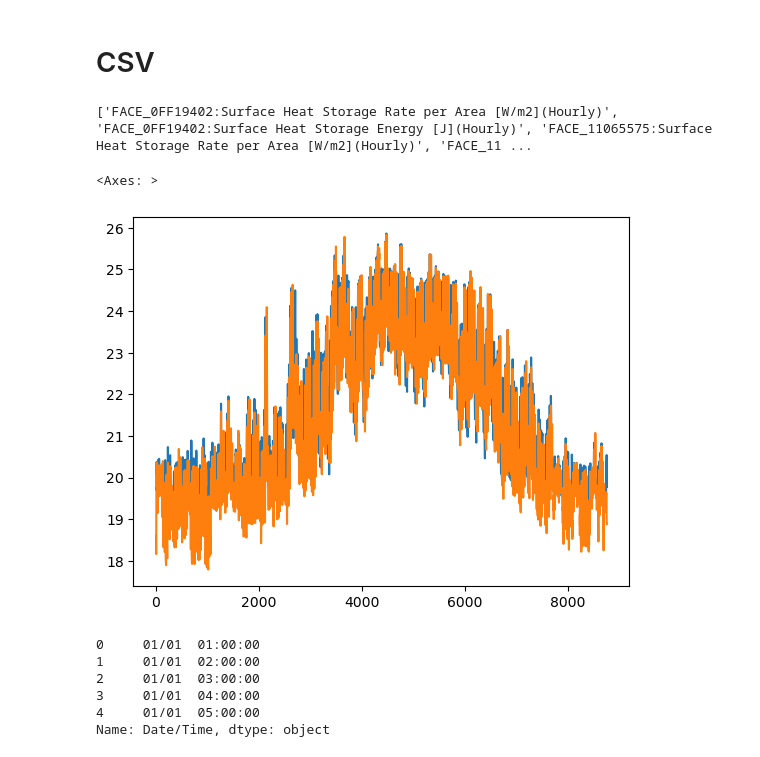
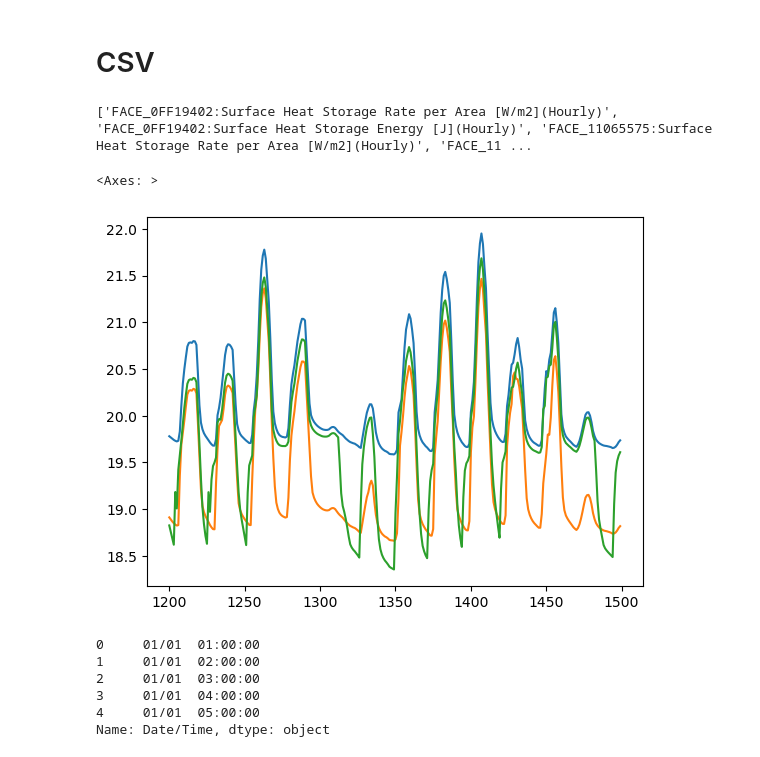
Before and after one commit to Lundkjaer/ClimAIte, a Jupyter notebook: EMS_work/post_processing.ipynb, the cells around one changed output. Cells and saved outputs as stored; diff of their text form; code cells hidden in the pictures.

```diff
--- a/EMS_work/post_processing.ipynb
+++ b/EMS_work/post_processing.ipynb
@@ -11,10 +11,11 @@ import matplotlib.pyplot as plt
 # %%
 
 # memory_csv = pd.read_csv(r"W:\Insync\GDrive\Main\TU Delft\Thesis\DRL runs 04\Building-InsuBASE-MassBASE\RL24hAllRNN\agent memory.csv")
-memory_csv = pd.read_csv(r"W:\Insync\GDrive\Main\TU Delft\Thesis\DRL runs 09\Building-InsuBASE-MassBASE\RL24hAllRNN\agent memory.csv")
+# memory_csv = pd.read_csv(r"W:\Insync\GDrive\Main\TU Delft\Thesis\DRL runs 09\Building-InsuBASE-MassBASE\RL24hAllRNN\agent memory.csv")
 # memory_csv = pd.read_csv(r"W:\Insync\GDrive\Main\TU Delft\Thesis\DRL runs 04\Building-InsuBASE-MassBASE\RL04hAllRNN\agent memory.csv")
 # memory_csv = pd.read_csv(r"W:\Insync\GDrive\Main\TU Delft\Thesis\DRL runs 04\Building-InsuBASE-MassBASE\RL04hNoSolarRNN\agent memory.csv")
 # memory_csv = pd.read_csv(r"W:\Insync\GDrive\Main\TU Delft\Thesis\DRL runs\Building-InsuUP-MassUP\RL04hFlatInput\agent memory.csv")
+memory_csv = pd.read_csv(r"W:\Insync\GDrive\Main\TU Delft\Thesis\DRL runs 11\Building-InsuBASE-MassBASE\RLBaseNoForesight\agent memory.csv")
 # %%
 templist = str(memory_csv[8730:8731]['state_prev'].values).replace('[','').replace(']', '').replace("'","").replace('\\n',' ')
 # templist = str(memory_csv[8730:8731]['state_prev'].values)
@@ -51,7 +36,7 @@ print(action_index)
 rewards = memory_csv['next_reward'].convert_dtypes()
 
 # y2 = memory_csv['next_reward']
-y1 = action_index[-8760:]
+y1 = action_index
 x = [x for x in range(len(y1))]
 
 plt.figure(figsize=(10,6))
@@ -112,7 +92,9 @@ dfcsvbase = pd.read_csv(r"W:\Insync\GDrive\Main\TU Delft\Thesis\DRL runs\Buildin
 dfcsv = pd.read_csv(r"W:\Insync\GDrive\Main\TU Delft\Thesis\DRL runs 03\Building-InsuBASE-MassBASE\RL24hAllRNN\out\eplusout.csv")
 dfcsv4rnn24 = pd.read_csv(r"W:\Insync\GDrive\Main\TU Delft\Thesis\DRL runs 04\Building-InsuBASE-MassBASE\RL24hAllRNN\out\eplusout.csv")
 # dfcsv5rnn24 = pd.read_csv(r"W:\Insync\GDrive\Main\TU Delft\Thesis\DRL runs 05\Building-InsuBASE-MassBASE\RL24hAllRNN\out\eplusout.csv")
-dfcsv9rnn24 = pd.read_csv(r"W:\Insync\GDrive\Main\TU Delft\Thesis\DRL runs 09\Building-InsuBASE-MassBASE\RL24hAllRNN\out\eplusout.csv")
+# dfcsv9rnn24 = pd.read_csv(r"W:\Insync\GDrive\Main\TU Delft\Thesis\DRL runs 09\Building-InsuBASE-MassBASE\RL24hAllRNN\out\eplusout.csv")
+dfcsv11rnn24 = pd.read_csv(r"W:\Insync\GDrive\Main\TU Delft\Thesis\DRL runs 11\Building-InsuBASE-MassBASE\RL24hAllRNN\out\eplusout.csv")
+dfcsv11rnn04 = pd.read_csv(r"W:\Insync\GDrive\Main\TU Delft\Thesis\DRL runs 11\Building-InsuBASE-MassBASE\RL04hAllRNN\out\eplusout.csv")
 # dfcsv4rnn24u = pd.read_csv(r"W:\Insync\GDrive\Main\TU Delft\Thesis\DRL runs 04\Building-InsuBASE-MassDW\RL24hAllRNN\out\eplusout.csv")
 # dfcsv4rnn24d = pd.read_csv(r"W:\Insync\GDrive\Main\TU Delft\Thesis\DRL runs 04\Building-InsuBASE-MassUP\RL24hAllRNN\out\eplusout.csv")
 # dfcsv4rnn24Nosol = pd.read_csv(r"W:\Insync\GDrive\Main\TU Delft\Thesis\DRL runs 04\Building-InsuBASE-MassBASE\RL24hNoSolarRNN\out\eplusout.csv")
@@ -123,23 +105,25 @@ dfcsv9rnn24 = pd.read_csv(r"W:\Insync\GDrive\Main\TU Delft\Thesis\DRL runs 09\Bu
 # %%
 storage = [x for x in list(dfcsv.columns) if 'Storage' in x]
 print(storage)
 # dfcsv[storage[-2:-1]].plot()
 # dfcsv['Z1_GROUND_FLOOR:Zone Operative Temperature [C](Hourly)'][:].plot()
-dfcsvbase['Z1_GROUND_FLOOR:Zone Operative Temperature [C](Hourly)'][:].plot()
+dfcsvbase['Z1_GROUND_FLOOR:Zone Operative Temperature [C](Hourly)'][1200:1500].plot()
 # dfcsv4rnn24['Z1_GROUND_FLOOR:Zone Operative Temperature [C](Hourly)'][:].plot()
 # dfcsv5rnn24['Z1_GROUND_FLOOR:Zone Operative Temperature [C](Hourly)'][:].plot()
-dfcsv9rnn24['Z1_GROUND_FLOOR:Zone Operative Temperature [C](Hourly)'][:].plot()
+# dfcsv9rnn24['Z1_GROUND_FLOOR:Zone Operative Temperature [C](Hourly)'][:].plot()
+dfcsv11rnn24['Z1_GROUND_FLOOR:Zone Operative Temperature [C](Hourly)'][1200:1500].plot()
+dfcsv11rnn04['Z1_GROUND_FLOOR:Zone Operative Temperature [C](Hourly)'][1200:1500].plot()
 # dfcsv4rnn24u['Z1_GROUND_FLOOR:Zone Operative Temperature [C](Hourly)'][:].plot()
 # dfcsv4rnn24d['Z1_GROUND_FLOOR:Zone Operative Temperature [C](Hourly)'][:].plot()
 # dfcsv4rnn04['Z1_GROUND_FLOOR:Zone Operative Temperature [C](Hourly)'][:].plot()
 # dfcsv4rnn24Nosol['Z1_GROUND_FLOOR:Zone Operative Temperature [C](Hourly)'][:].plot()
 # dfcsv4rnn04Nosol['Z1_GROUND_FLOOR:Zone Operative Temperature [C](Hourly)'][:].plot()
 # dfcsvnoforesight['Z1_GROUND_FLOOR:Zone Operative Temperature [C](Hourly)'][:].plot()
 # dfcsvflatinputs['Z1_GROUND_FLOOR:Zone Operative Temperature [C](Hourly)'][:].plot()
 # %% [output]
 ['FACE_0FF19402:Surface Heat Storage Rate per Area [W/m2](Hourly)', 'FACE_0FF19402:Surface Heat Storage Energy [J](Hourly)', 'FACE_11065575:Surface Heat Storage Rate per Area [W/m2](Hourly)', 'FACE_11 ...
 <Axes: >
-[figure, old version]
+[figure, new version]
 # %%
 # dfcsv['Z1_GROUND_FLOOR IDEAL LOADS AIR SYSTEM:Zone Ideal Loads Supply Air Total Heating Energy [J](Hourly)'].dropna().plot()
 
```
Also changed, not shown: parts of 14 cells of this notebook, 1 other file.
